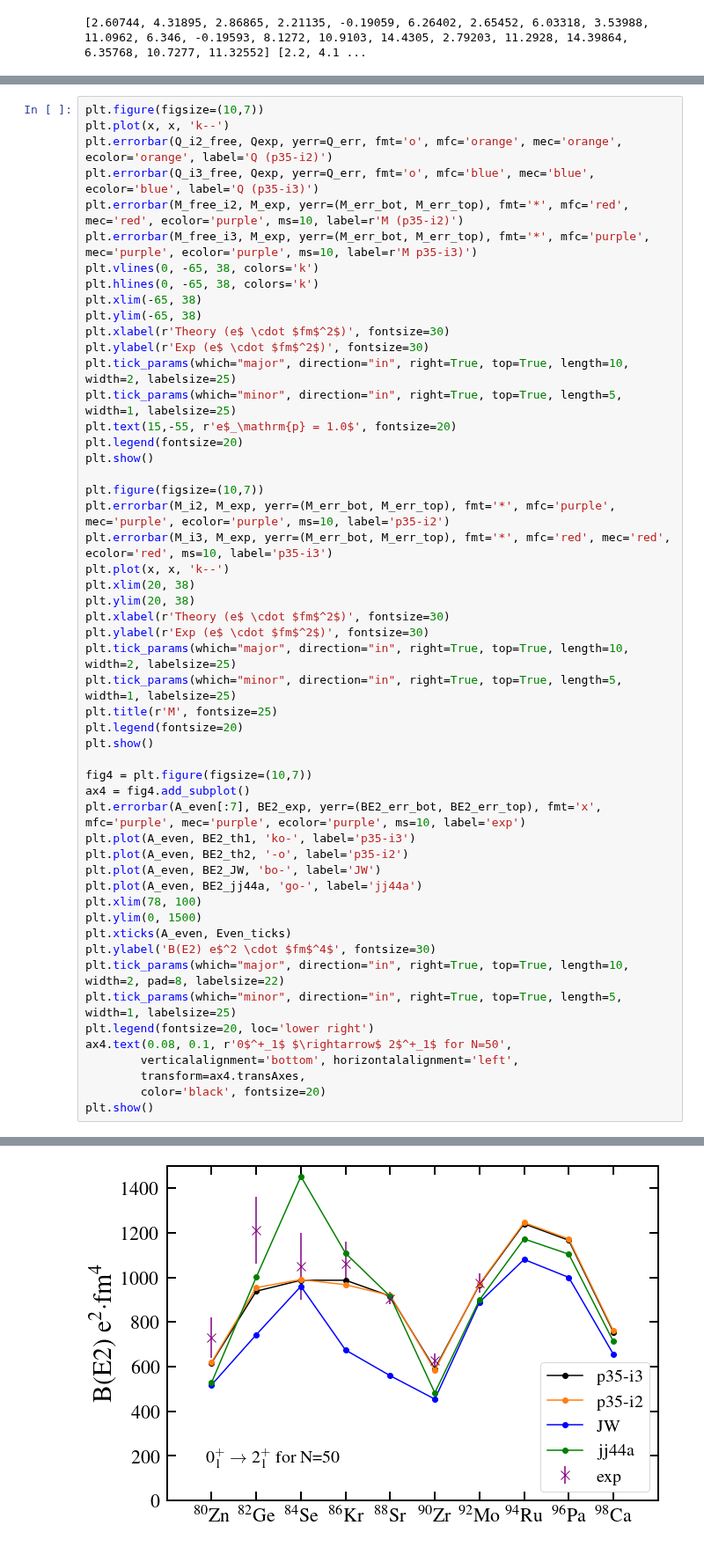
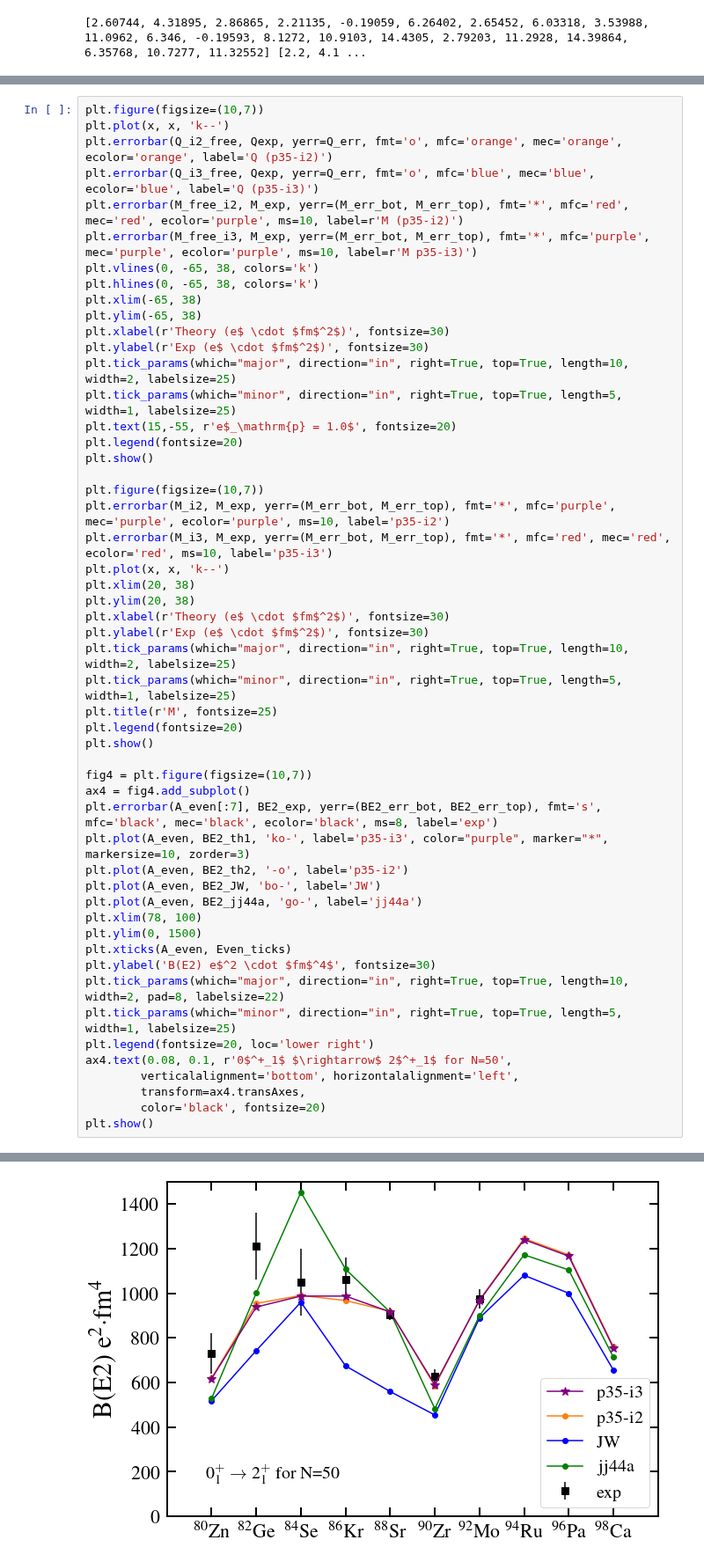
Before and after one commit to JordanPurcell/Research, a Jupyter notebook: plots/EM_properties.ipynb, the cells around one changed output, grey strips where cells are left out. Shown at 88% size. Saved outputs shown, nothing was run; the diff lists cells and outputs as text.

Commit message:
Plot Updates
Reformatted EM properties plots

```diff
--- a/plots/EM_properties.ipynb
+++ b/plots/EM_properties.ipynb
@@ -557,33 +557,33 @@ plt.plot(x, x, 'k--')
 plt.xlim(20, 38)
 plt.ylim(20, 38)
 plt.xlabel(r'Theory (e$ \cdot $fm$^2$)', fontsize=30)
 plt.ylabel(r'Exp (e$ \cdot $fm$^2$)', fontsize=30)
 plt.tick_params(which="major", direction="in", right=True, top=True, length=10, width=2, labelsize=25)
 plt.tick_params(which="minor", direction="in", right=True, top=True, length=5, width=1, labelsize=25)
 plt.title(r'M', fontsize=25)
 plt.legend(fontsize=20)
 plt.show()
 
 fig4 = plt.figure(figsize=(10,7))
 ax4 = fig4.add_subplot()
-plt.errorbar(A_even[:7], BE2_exp, yerr=(BE2_err_bot, BE2_err_top), fmt='x', mfc='purple', mec='purple', ecolor='purple', ms=10, label='exp')
-plt.plot(A_even, BE2_th1, 'ko-', label='p35-i3')
+plt.errorbar(A_even[:7], BE2_exp, yerr=(BE2_err_bot, BE2_err_top), fmt='s', mfc='black', mec='black', ecolor='black', ms=8, label='exp')
+plt.plot(A_even, BE2_th1, 'ko-', label='p35-i3', color="purple", marker="*", markersize=10, zorder=3)
 plt.plot(A_even, BE2_th2, '-o', label='p35-i2')
 plt.plot(A_even, BE2_JW, 'bo-', label='JW')
 plt.plot(A_even, BE2_jj44a, 'go-', label='jj44a')
 plt.xlim(78, 100)
 plt.ylim(0, 1500)
 plt.xticks(A_even, Even_ticks)
 plt.ylabel('B(E2) e$^2 \cdot $fm$^4$', fontsize=30)
 plt.tick_params(which="major", direction="in", right=True, top=True, length=10, width=2, pad=8, labelsize=22)
 plt.tick_params(which="minor", direction="in", right=True, top=True, length=5, width=1, labelsize=25)
 plt.legend(fontsize=20, loc='lower right')
 ax4.text(0.08, 0.1, r'0$^+_1$ $\rightarrow$ 2$^+_1$ for N=50',
         verticalalignment='bottom', horizontalalignment='left',
         transform=ax4.transAxes,
         color='black', fontsize=20)
 plt.show()
 # %% [output]
 [figure]
 [figure]
-[figure, old version]
+[figure, new version]
```
Also changed, not shown: parts of 4 cells of this notebook, 5 other files.
